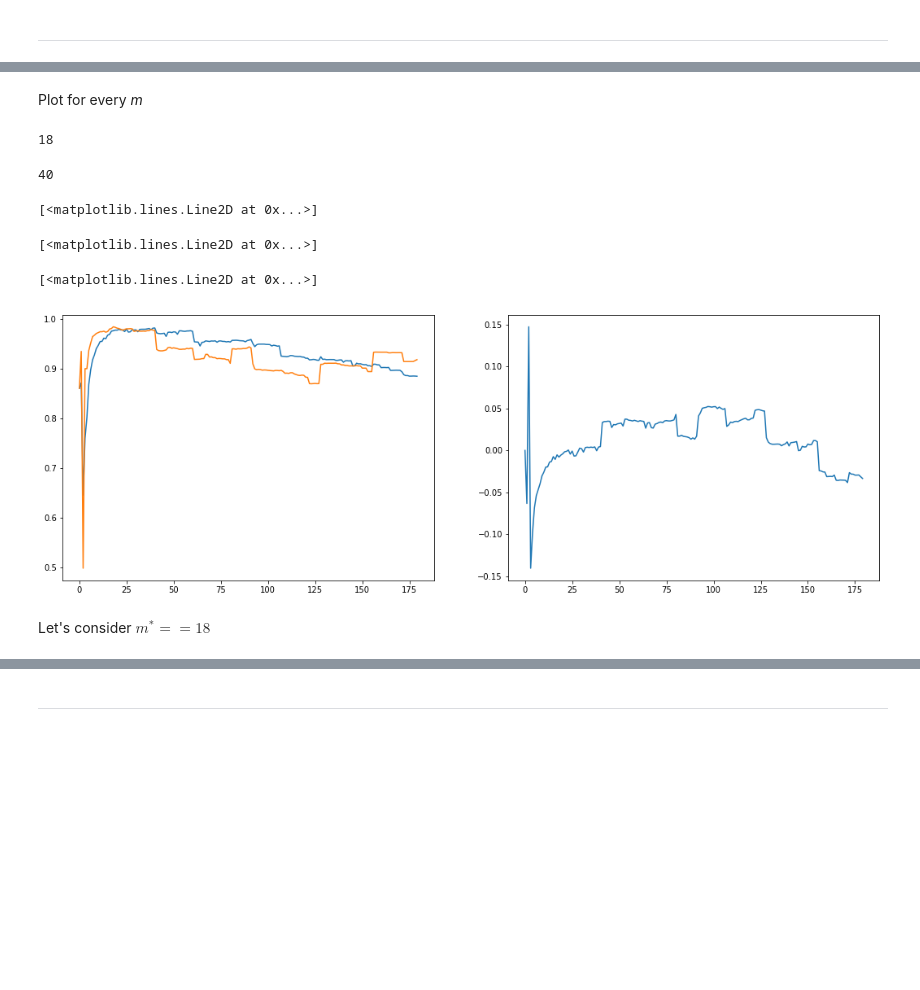
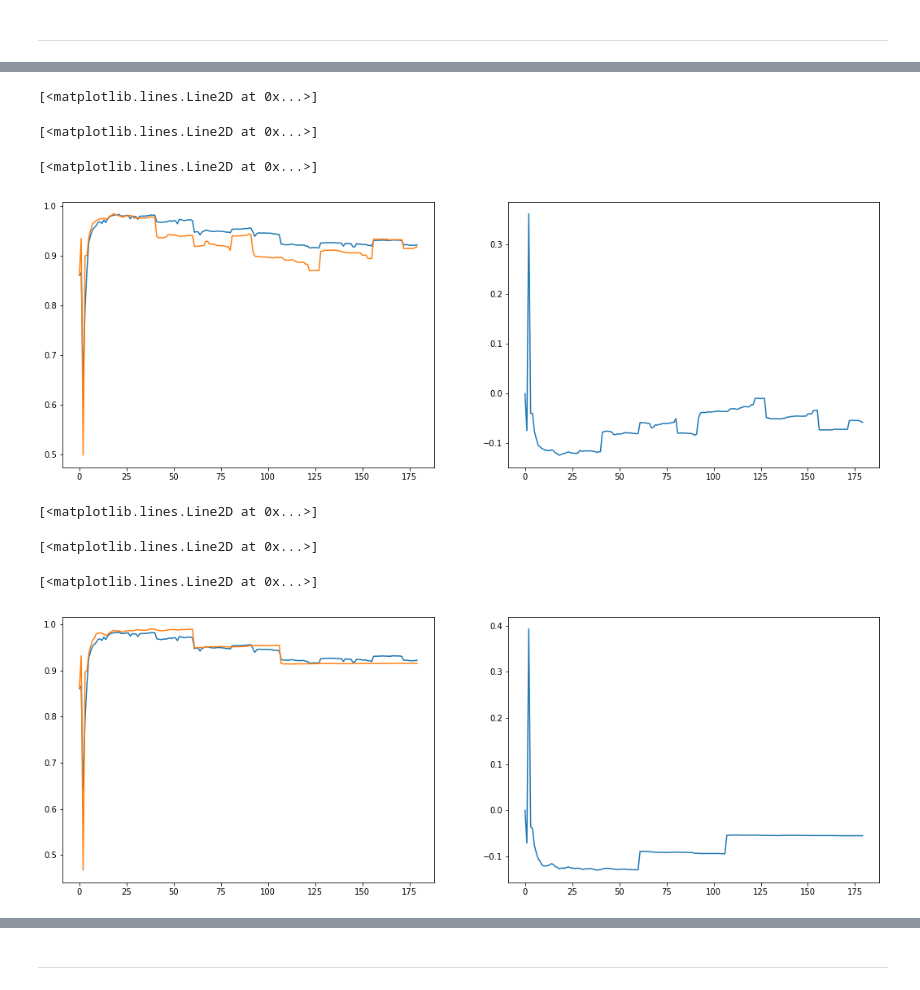
Before and after one commit to Intelligent-Systems-Phystech/ProjectSampleSize, a Jupyter notebook: TorchError.ipynb, the cells around one changed output, grey strips where cells are left out. Cells and saved outputs as stored; diff of their text form; code cells hidden in the pictures; blank space fills up the shorter version.

```diff
--- a/TorchError.ipynb
+++ b/TorchError.ipynb
@@ -299,3 +17,0 @@ ort_cov = ort_cov_matrix[np.triu_indices(ort_cov_matrix.shape[0])]
-# %%
-x = np.array(range(2, boston_mean.shape[0] + 2))
-feat = np.array(range(1, boston_mean.shape[1] + 1))
@@ -696,0 +74,14 @@ feat_input = np.array(range(1, ort5_coltar5_colfeat10.shape[1] + 1))
+# %%
+vifs = []
+
+for j in range(len(datasets)):
+    datasets[j].columns = [str(chr(i + 97)) for i in range(22)]
+    vifs.append([])
+
+    for k in range(50, len(datasets[j]), 50):
+        features = "+".join(map(str, datasets[j].iloc[:k,:-1].columns))
+        y, X = dmatrices('v ~' + features, datasets[j], return_type='dataframe')
+
+        vif = np.array(sorted([variance_inflation_factor(X.values, i) for i in range(X.shape[1])]))
+        vif[np.isinf(vif)] = 1e10
+        vifs[j].append(vif)
@@ -712,17 +117,17 @@ class SSNet2D(nn.Module):
 
         return x
 # %%
-net = SSNet2D(len(x_input) + len(vifs[0][0]), len(true_results[0][:,-1]), len(true_results[0][:,-1]))
+net = SSNet2D(len(vifs[0][0]), len(true_results[0][:,-1]), len(true_results[0][:,-1]))
 print(net)
 
 data = [
-    [np.hstack((x_input, sorted(vifs[i][j]))), true_results[i][:,-1]]
+    [vifs[i][j], true_results[i][:,-1]]
     for i in range(len(datasets))
     for j in range(len(vifs[i]))
 ]
 
 criterion = nn.MSELoss()
-optimizer = optim.SGD(net.parameters(), lr=0.01)
+#optimizer = optim.SGD(net.parameters(), lr=0.01)
 #optimizer = optim.Adam(net.parameters(), lr=1e-3)
 # %% [output]
 SSNet2D(
@@ -793,15 +175,2 @@ ax.plot(net(Variable(torch.FloatTensor([np.hstack(
 # %% [markdown]
 ---
-# %%
-net = SSNet2D(len(x_input) + len(vifs[0][0]), 1, len(true_results[0][:,-1]))
-print(net)
-
-data = [
-    [np.hstack((x_input, sorted(vifs[i][j]))), true_results[i][:,-1]]
-    for i in range(len(datasets))
-    for j in range(len(vifs[i]))
-]
-
-criterion = nn.MSELoss()
-optimizer = optim.SGD(net.parameters(), lr=0.01)
-#optimizer = optim.Adam(net.parameters(), lr=1e-3)
@@ -843,27 +177,32 @@ KeyboardInterrupt:
-# %% [markdown]
-Plot for every *m*
-# %%
-true_results[0][:, -1].argmax()
-# %% [output]
-18
-# %%
-net(Variable(torch.FloatTensor([np.hstack((x_input, sorted(vifs[0][-1])))]))).data.numpy()[0].argmax()
-# %% [output]
-40
 # %%
+i = 0
+
 fig = plt.figure(figsize=(18, 6))
 
 ax = fig.add_subplot(121)
-ax.plot(net(Variable(torch.FloatTensor([np.hstack((x_input, sorted(vifs[0][-1])))]))).data.numpy()[0])
-ax.plot(true_results[0][:, -1])
+ax.plot(net(Variable(torch.FloatTensor(vifs[i][-1]))).data.numpy())
+ax.plot(true_results[i][:, -1])
 
 ax = fig.add_subplot(122)
-ax.plot(net(Variable(torch.FloatTensor([np.hstack(
-    (x_input, sorted(vifs[0][-1])))]))).data.numpy()[0] - true_results[0][:, -1])
+ax.plot(net(Variable(torch.FloatTensor(vifs[i][-1]))).data.numpy()[0] - true_results[i][:, -1])
 # %% [output]
 [<matplotlib.lines.Line2D at 0x...>]
 [<matplotlib.lines.Line2D at 0x...>]
 [<matplotlib.lines.Line2D at 0x...>]
-[figure, old version]
+[figure, new version]
-# %% [markdown]
-Let's consider $m^* == 18$
+# %%
+i = 1
+
+fig = plt.figure(figsize=(18, 6))
+
+ax = fig.add_subplot(121)
+ax.plot(net(Variable(torch.FloatTensor(vifs[i][-1]))).data.numpy())
+ax.plot(true_results[i][:, -1])
+
+ax = fig.add_subplot(122)
+ax.plot(net(Variable(torch.FloatTensor(vifs[i][-1]))).data.numpy()[0] - true_results[i][:, -1])
+# %% [output]
+[<matplotlib.lines.Line2D at 0x...>]
+[<matplotlib.lines.Line2D at 0x...>]
+[<matplotlib.lines.Line2D at 0x...>]
+[figure, added]
```
Also changed, not shown: parts of 73 cells of this notebook.
